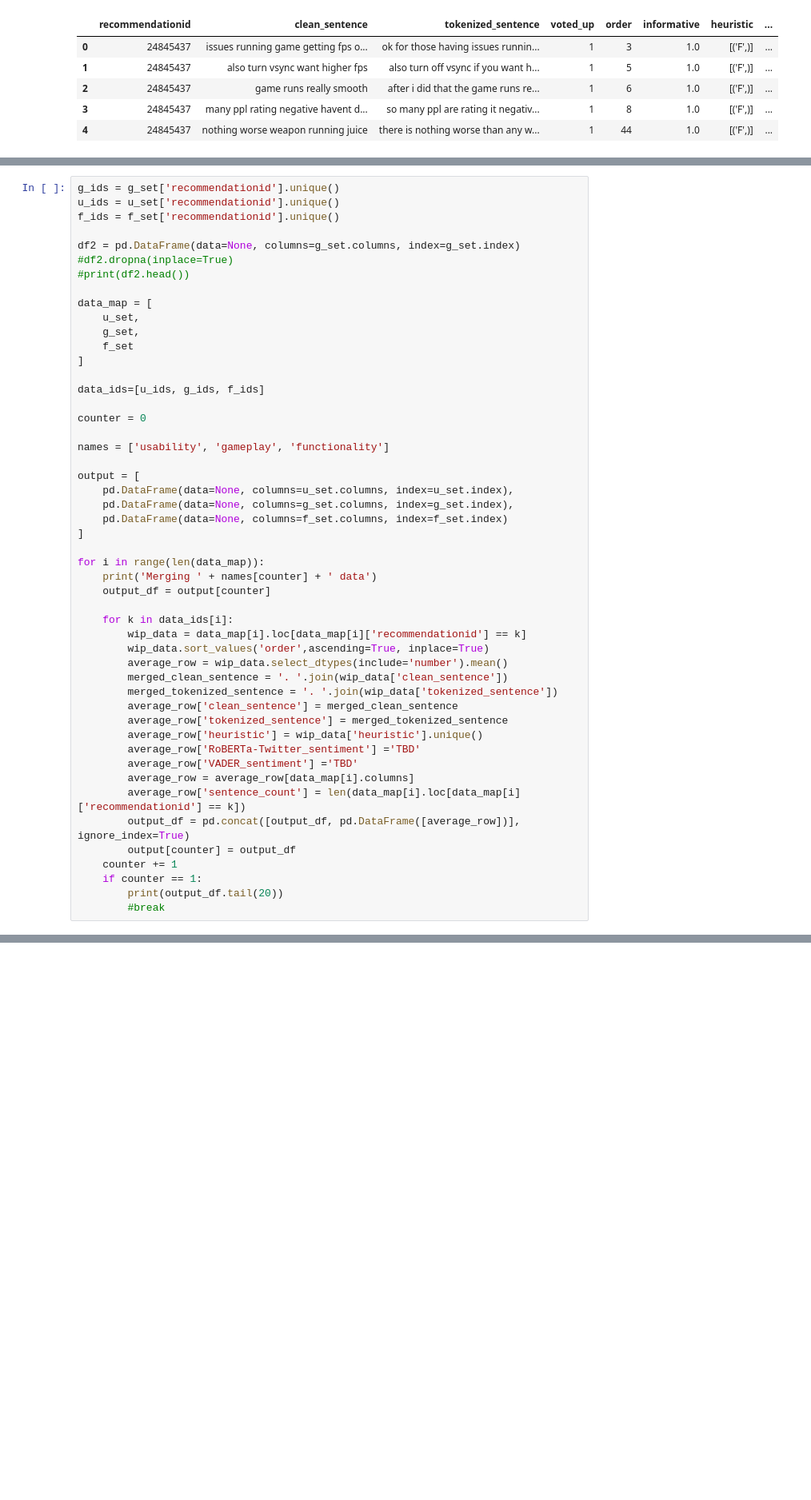
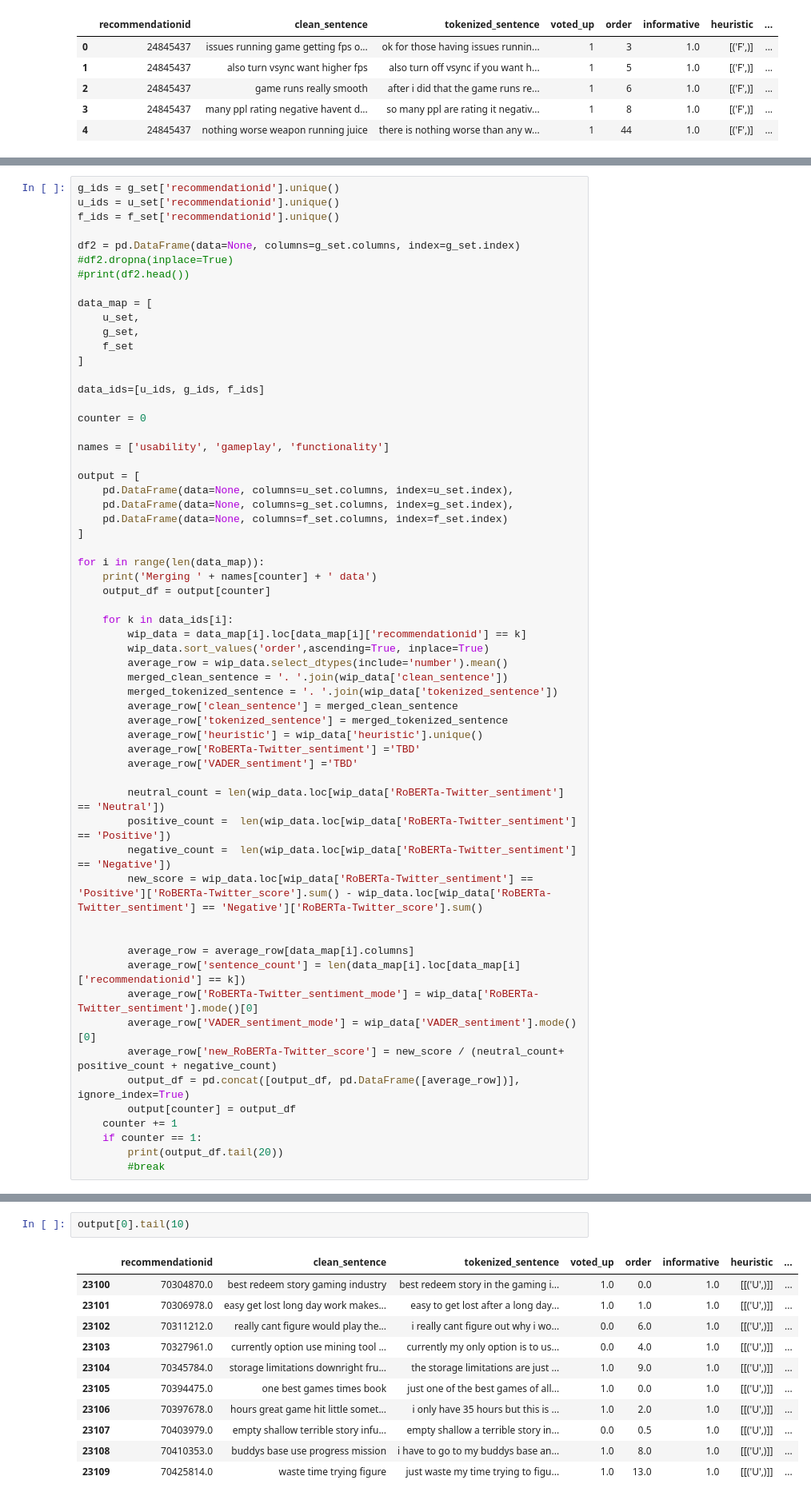
Before and after one commit to sabink6/game-pulse, a Jupyter notebook: constructive_review_labelling.ipynb, the cells around one changed output, grey strips where cells are left out. Shown at 80% size. Cells and saved outputs as stored; diff of their text form; blank space fills up the shorter version.

Commit message:
Generated data for survey or questionnaire

```diff
--- a/constructive_review_labelling.ipynb
+++ b/constructive_review_labelling.ipynb
@@ -94,8 +94,18 @@ for i in range(len(data_map)):
         average_row['heuristic'] = wip_data['heuristic'].unique()
         average_row['RoBERTa-Twitter_sentiment'] ='TBD'
         average_row['VADER_sentiment'] ='TBD'
+
+        neutral_count = len(wip_data.loc[wip_data['RoBERTa-Twitter_sentiment'] == 'Neutral'])
+        positive_count =  len(wip_data.loc[wip_data['RoBERTa-Twitter_sentiment'] == 'Positive'])
+        negative_count =  len(wip_data.loc[wip_data['RoBERTa-Twitter_sentiment'] == 'Negative'])
+        new_score = wip_data.loc[wip_data['RoBERTa-Twitter_sentiment'] == 'Positive']['RoBERTa-Twitter_score'].sum() - wip_data.loc[wip_data['RoBERTa-Twitter_sentiment'] == 'Negative']['RoBERTa-Twitter_score'].sum()
+
+
         average_row = average_row[data_map[i].columns]
         average_row['sentence_count'] = len(data_map[i].loc[data_map[i]['recommendationid'] == k])
+        average_row['RoBERTa-Twitter_sentiment_mode'] = wip_data['RoBERTa-Twitter_sentiment'].mode()[0]
+        average_row['VADER_sentiment_mode'] = wip_data['VADER_sentiment'].mode()[0]
+        average_row['new_RoBERTa-Twitter_score'] = new_score / (neutral_count+ positive_count + negative_count)
         output_df = pd.concat([output_df, pd.DataFrame([average_row])], ignore_index=True)
         output[counter] = output_df
     counter += 1
@@ -121,5 +131,19 @@ Merging usability data
 Merging gameplay data
 Merging functionality data
+# %%
+output[0].tail(10)
+# %% [output]
+|  | recommendationid | clean_sentence | tokenized_sentence | voted_up | order | informative | heuristic | ... |
+| 23100 | 70304870.0 | best redeem story gaming industry | best redeem story in the gaming i... | 1.0 | 0.0 | 1.0 | [[('U',)]] | ... |
+| 23101 | 70306978.0 | easy get lost long day work makes... | easy to get lost after a long day... | 1.0 | 1.0 | 1.0 | [[('U',)]] | ... |
+| 23102 | 70311212.0 | really cant figure would play the... | i really cant figure out why i wo... | 0.0 | 6.0 | 1.0 | [[('U',)]] | ... |
+| 23103 | 70327961.0 | currently option use mining tool ... | currently my only option is to us... | 0.0 | 4.0 | 1.0 | [[('U',)]] | ... |
+| 23104 | 70345784.0 | storage limitations downright fru... | the storage limitations are just ... | 1.0 | 9.0 | 1.0 | [[('U',)]] | ... |
+| 23105 | 70394475.0 | one best games times book | just one of the best games of all... | 1.0 | 0.0 | 1.0 | [[('U',)]] | ... |
+| 23106 | 70397678.0 | hours great game hit little somet... | i only have 35 hours but this is ... | 1.0 | 2.0 | 1.0 | [[('U',)]] | ... |
+| 23107 | 70403979.0 | empty shallow terrible story infu... | empty shallow a terrible story in... | 0.0 | 0.5 | 1.0 | [[('U',)]] | ... |
+| 23108 | 70410353.0 | buddys base use progress mission | i have to go to my buddys base an... | 1.0 | 8.0 | 1.0 | [[('U',)]] | ... |
+| 23109 | 70425814.0 | waste time trying figure | just waste my time trying to figu... | 1.0 | 13.0 | 1.0 | [[('U',)]] | ... |
 # %%
 print(datetime.datetime.now().strftime("%d.%b %Y %H:%M:%S"))
 # %% [output]
```
Also changed, not shown: parts of 30 cells of this notebook, 7 other files.
